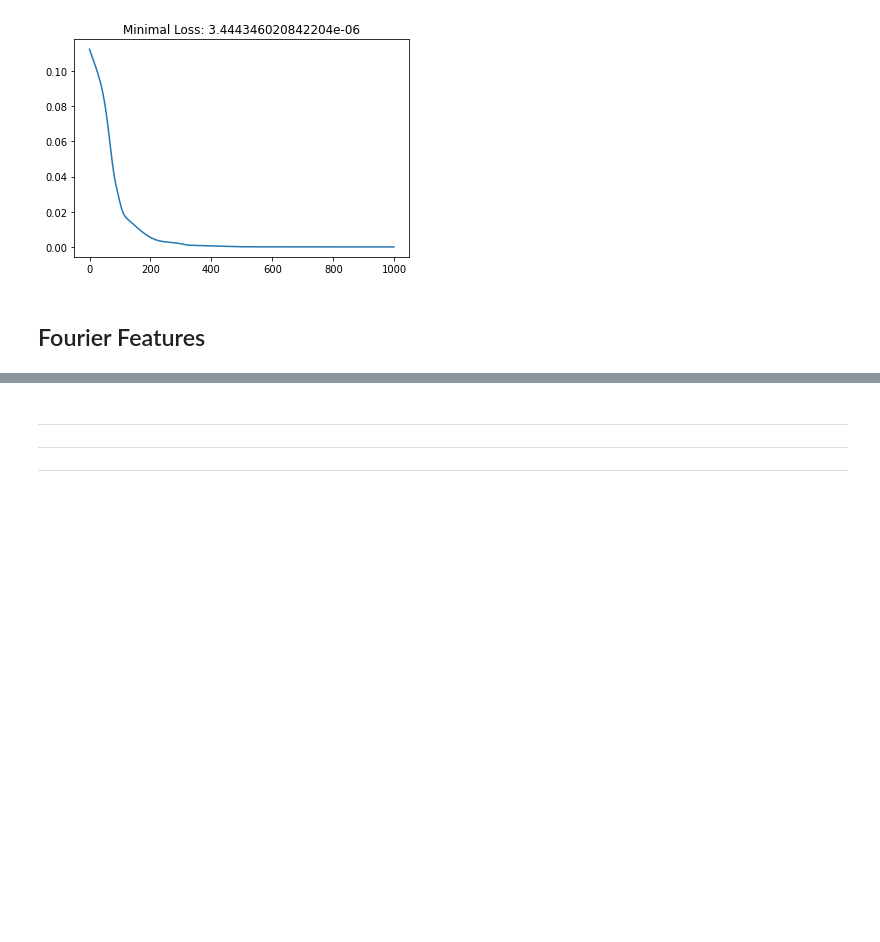
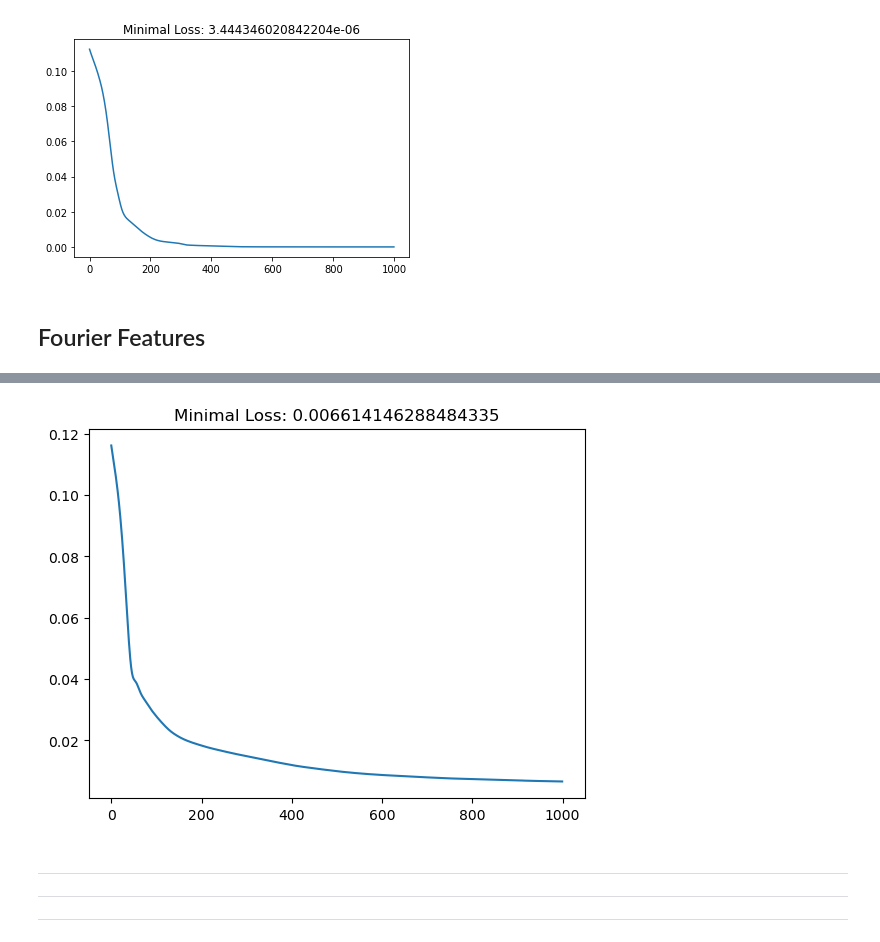
Before and after one commit to ivanvoid/Tiny_Kilo-D-NeRF-NGP, a Jupyter notebook: tiny_grid/tiny_simple_prediction_task.ipynb, the cells around one changed output, grey strips where cells are left out. Saved outputs shown, nothing was run; the diff lists cells and outputs as text; code cells hidden in the pictures; blank space fills up the shorter version.

Commit message:
added Fourier features

```diff
--- a/tiny_grid/tiny_simple_prediction_task.ipynb
+++ b/tiny_grid/tiny_simple_prediction_task.ipynb
@@ -573,0 +596,4 @@ features = FF(pts, B)
+# %%
+test_x = FF(pts.to(device), B)
+print(test_x.shape)
+model = Model(test_x.shape[-1]).to(device)
@@ -573,0 +602,30 @@ features = FF(pts, B)
+# %%
+# Optimim
+opt = torch.optim.Adam(model.parameters())
+crit = nn.MSELoss()
+# %%
+# Results logging folder
+results_folder = 'results/2d_xyFourier2color/'
+os.makedirs(results_folder, exist_ok=True)
+# %%
+EPOCHS = 1000
+losses = []
+pts = pts.to(device)
+Y = Y.to(device)
+
+encoded_pts = FF(pts, B)
+
+for epoch in tqdm(range(EPOCHS)):
+    opt.zero_grad()
+
+    outs = model(encoded_pts)
+
+    loss = crit(outs, Y)
+    loss.backward()
+    opt.step()
+
+    # LOGS
+    ph = results_folder+'0'*(5-len(str(epoch)))+str(epoch)+'.png'
+    save_predicted_image(outs, ph, RESOLUTION)
+
+    losses+= [loss.item()]
@@ -573,0 +668,4 @@ features = FF(pts, B)
+# %%
+plt.plot(losses)
+plt.title(f'Minimal Loss: {np.min(losses)}')
+# %% [output]
@@ -574,3 +673,4 @@ features = FF(pts, B)
+[figure, added]
 # %% [markdown]
 #
 ***
```
Also changed, not shown: parts of 6 cells of this notebook, 2 other files.
